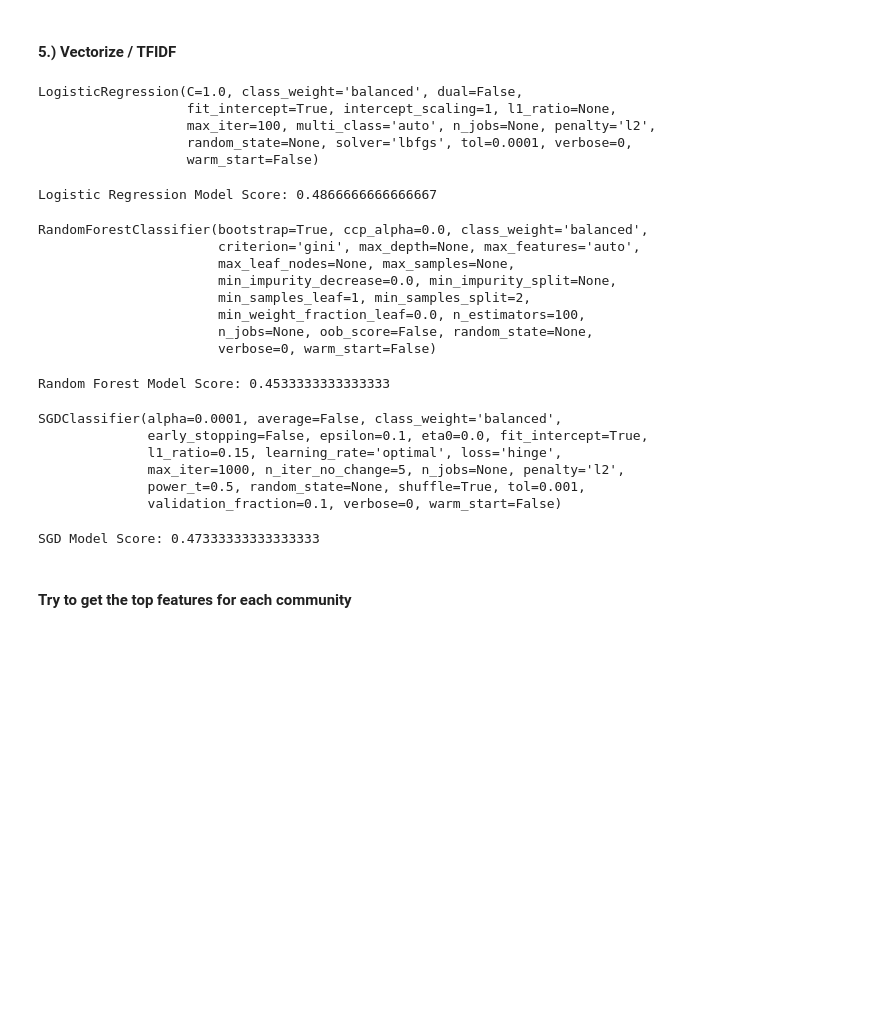
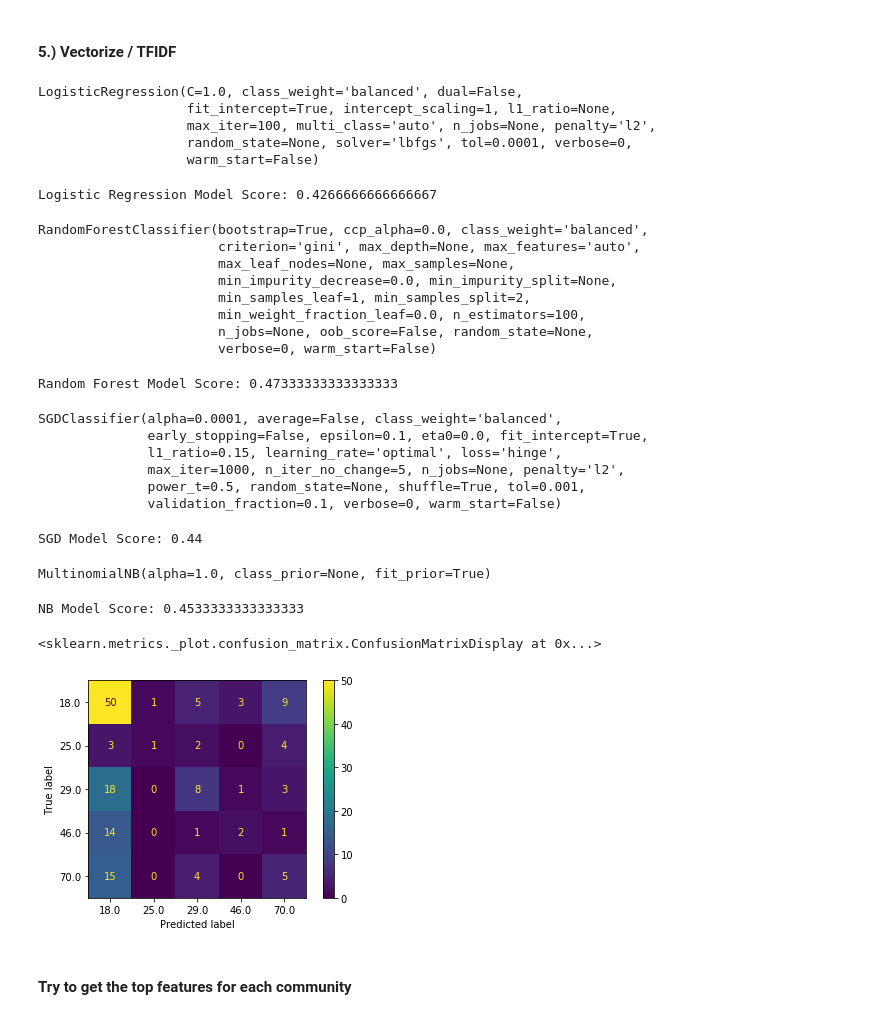
Before and after one commit to jakemull13/Network-Analysis-of-Political-Communites-on-Twitter, a Jupyter notebook: EDA.ipynb, the cells around one changed output. Cells and saved outputs as stored; diff of their text form; code cells hidden in the pictures; blank space fills up the shorter version.

```diff
--- a/EDA.ipynb
+++ b/EDA.ipynb
@@ -333,28 +326,38 @@ X_test = vectorizer.transform(X_test)
 # %%
 #logistic model
 lr = LogisticRegression(class_weight='balanced')
-lr.fit(X_train, y_train)
+lr.fit(X_train, y_train);
+lr_predict = lr.predict(X_test)
 lr_score = lr.score(X_test, y_test)
 print('Logistic Regression Model Score: {}'.format(lr_score))
 
 #random forest
 rf = RandomForestClassifier(class_weight='balanced')
-rf.fit(X_train, y_train)
+rf.fit(X_train, y_train);
+rf_predict = rf.predict(X_test)
 rf_score = rf.score(X_test, y_test)
 print('Random Forest Model Score: {}'.format(rf_score))
 
 #stochastic gradient descent
 sgd = SGDClassifier(class_weight='balanced')
-sgd.fit(X_train, y_train)
+sgd.fit(X_train, y_train);
+sgd_predict = sgd.predict(X_test)
 sgd_score = sgd.score(X_test, y_test)
 print('SGD Model Score: {}'.format(sgd_score))
+
+#naive_bayes
+nb = MultinomialNB()
+nb.fit(X_train, y_train);
+nb_predict = nb.predict(X_test)
+nb_score = nb.score(X_test, y_test)
+print('NB Model Score: {}'.format(nb_score))
 # %% [output]
 LogisticRegression(C=1.0, class_weight='balanced', dual=False,
                    fit_intercept=True, intercept_scaling=1, l1_ratio=None,
                    max_iter=100, multi_class='auto', n_jobs=None, penalty='l2',
                    random_state=None, solver='lbfgs', tol=0.0001, verbose=0,
                    warm_start=False)
-Logistic Regression Model Score: 0.4866666666666667
+Logistic Regression Model Score: 0.4266666666666667
 RandomForestClassifier(bootstrap=True, ccp_alpha=0.0, class_weight='balanced',
                        criterion='gini', max_depth=None, max_features='auto',
                        max_leaf_nodes=None, max_samples=None,
@@ -363,14 +366,22 @@ RandomForestClassifier(bootstrap=True, ccp_alpha=0.0, class_weight='balanced',
                        min_weight_fraction_leaf=0.0, n_estimators=100,
                        n_jobs=None, oob_score=False, random_state=None,
                        verbose=0, warm_start=False)
-Random Forest Model Score: 0.4533333333333333
+Random Forest Model Score: 0.47333333333333333
 SGDClassifier(alpha=0.0001, average=False, class_weight='balanced',
               early_stopping=False, epsilon=0.1, eta0=0.0, fit_intercept=True,
               l1_ratio=0.15, learning_rate='optimal', loss='hinge',
               max_iter=1000, n_iter_no_change=5, n_jobs=None, penalty='l2',
               power_t=0.5, random_state=None, shuffle=True, tol=0.001,
               validation_fraction=0.1, verbose=0, warm_start=False)
-SGD Model Score: 0.47333333333333333
+SGD Model Score: 0.44
+MultinomialNB(alpha=1.0, class_prior=None, fit_prior=True)
+NB Model Score: 0.4533333333333333
+# %%
+cf = confusion_matrix(sgd_predict, y_test)
+plot_confusion_matrix(sgd, X_test, y_test)
+# %% [output]
+<sklearn.metrics._plot.confusion_matrix.ConfusionMatrixDisplay at 0x...>
+[figure, added]
 # %% [markdown]
 #### Try to get the top features for each community
 # %%
```
Also changed, not shown: parts of 8 cells of this notebook, 9 other files.
